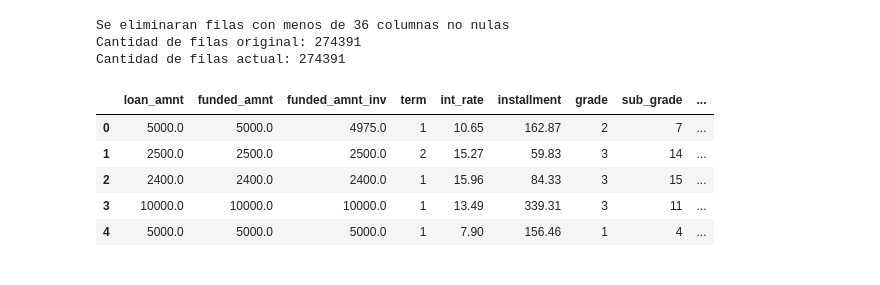
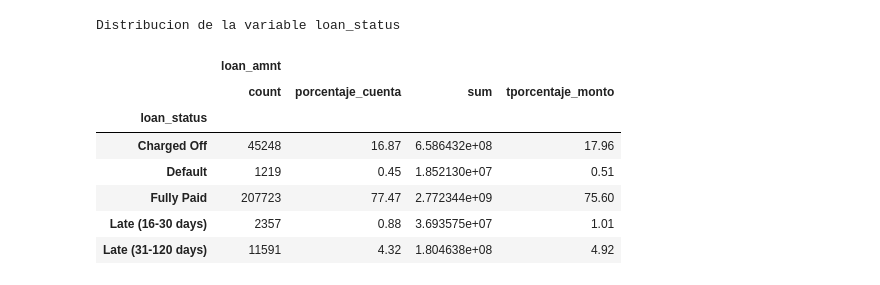
Before and after one commit to keyvhinng/loan-data-ml-project, a Jupyter notebook: Preprocesamiento_Exp_Inicial.ipynb, the cells around one changed output. Cells and saved outputs as stored; diff of their text form; code cells hidden in the pictures.

```diff
--- a/Preprocesamiento_Exp_Inicial.ipynb
+++ b/Preprocesamiento_Exp_Inicial.ipynb
@@ -75,0 +27,24 @@ for col in cat_cols:
+# %%
+# Se eliminan las columnas con mas de 90% de sus valores perdidos (nulos)
+print('Eliminando columnas con mas de 90% de valores perdidos...')
+print(f'Cantidad de columnas originales: {data.shape[1]}')
+cols_elim = [x for x in data.columns if data[x].isnull().sum()/data.count().max()>=0.10]
+print(f'Cantidad de columnas a eliminar: {len(cols_elim)}')
+data_clear = data.drop(columns=cols_elim,axis=1)
+print(f'Cantidad de columnas finales: {data_clear.shape[1]}')
+
+# Eliminar columnas cuyos nombres contengan id_
+id_lst=list(map(lambda x: 'id' in x,data_clear.columns))
+id_column_name_lst = list(data_clear.columns[id_lst])
+print('Eliminando columnas que contengan un id')
+print(f'Numero de columnas original: {len(data_clear.columns.tolist())}')
+data_clear.drop(columns=id_column_name_lst, axis=1,inplace=True)
+print(f'Numero de columnas filtrado: {len(data_clear.columns.tolist())}')
+
+# Eliminar columnas cuyos nombres contengan _d (fechas)
+id_lst=list(map(lambda x: '_d' in x,data_clear.columns))
+id_column_name_lst = list(data_clear.columns[id_lst])
+print('Eliminando columnas que contengan un dato que sea fecha (terminan en _d)')
+print(f'Numero de columnas original: {len(data_clear.columns.tolist())}')
+data_clear.drop(columns=id_column_name_lst, axis=1,inplace=True)
+print(f'Numero de columnas filtrado: {len(data_clear.columns.tolist())}')
@@ -96,23 +112,25 @@ Cantidad nueva de columnas: 47
-# %%
-# Se eliminan las filas con mas de un 25% de vacios
-limite=int(data_clear_2.count().count()*0.75+0.9)
-print(f'Se eliminaran filas con menos de {limite} columnas no nulas')
-print(f'Cantidad de filas original: {len(data_clear_2)}')
-data_clear_2 = data_clear_2.dropna(thresh=limite,axis=0)
-print(f'Cantidad de filas actual: {len(data_clear_2)}')
-# %% [output]
-Se eliminaran filas con menos de 36 columnas no nulas
-Cantidad de filas original: 274391
-Cantidad de filas actual: 274391
-# %%
-# Se rellenan los vacios con la mediana
-data_clear_3 = data_clear_2.fillna(value=data_clear_2.median())
-data_clear_3 = data_clear_3.reset_index(drop=True)
-data_clear_3.head()
-# %% [output]
-|  | loan_amnt | funded_amnt | funded_amnt_inv | term | int_rate | installment | grade | sub_grade | ... |
-| 0 | 5000.0 | 5000.0 | 4975.0 | 1 | 10.65 | 162.87 | 2 | 7 | ... |
-| 1 | 2500.0 | 2500.0 | 2500.0 | 2 | 15.27 | 59.83 | 3 | 14 | ... |
-| 2 | 2400.0 | 2400.0 | 2400.0 | 1 | 15.96 | 84.33 | 3 | 15 | ... |
-| 3 | 10000.0 | 10000.0 | 10000.0 | 1 | 13.49 | 339.31 | 3 | 11 | ... |
-| 4 | 5000.0 | 5000.0 | 5000.0 | 1 | 7.90 | 156.46 | 1 | 4 | ... |
+# %%
+# Se explora la variable target (loan_status)
+import warnings
+def analisis_agregacion(dataframe,groupby_col,idx_opt):
+    with warnings.catch_warnings():
+        warnings.filterwarnings('ignore',category=FutureWarning)
+        #aggregation_function = {'id':{'cuenta':'count'},'loan_amnt':{'suma':'sum','contador':lambda x: int(sum(x)/data2.loc[x.index].loan_amnt.sum())}}
+        aggregation_function = {'loan_amnt':['count','sum']}
+        data_res=dataframe.groupby(groupby_col,as_index=idx_opt).agg(aggregation_function)
+    data_res['loan_amnt','porcentaje_cuenta'] = round(data_res['loan_amnt','count']/data_res['loan_amnt'].sum()[0]*100,2)
+    data_res['loan_amnt','tporcentaje_monto'] = round(data_res['loan_amnt','sum']/data_res['loan_amnt'].sum()[1]*100,2)
+    return data_res.sort_index(axis=1)
+
+print('Distribucion de la variable loan_status')
+print(analisis_agregacion(data_clear,'loan_status',True))
+# %% [output]
+Distribucion de la variable loan_status
+|  | loan_amnt |  |  |  |
+|  | count | porcentaje_cuenta | sum | tporcentaje_monto |
+| loan_status |  |  |  |  |
+| Charged Off | 45248 | 16.87 | 6.586432e+08 | 17.96 |
+| Default | 1219 | 0.45 | 1.852130e+07 | 0.51 |
+| Fully Paid | 207723 | 77.47 | 2.772344e+09 | 75.60 |
+| Late (16-30 days) | 2357 | 0.88 | 3.693575e+07 | 1.01 |
+| Late (31-120 days) | 11591 | 4.32 | 1.804638e+08 | 4.92 |
```
Also changed, not shown: parts of 15 cells of this notebook.
